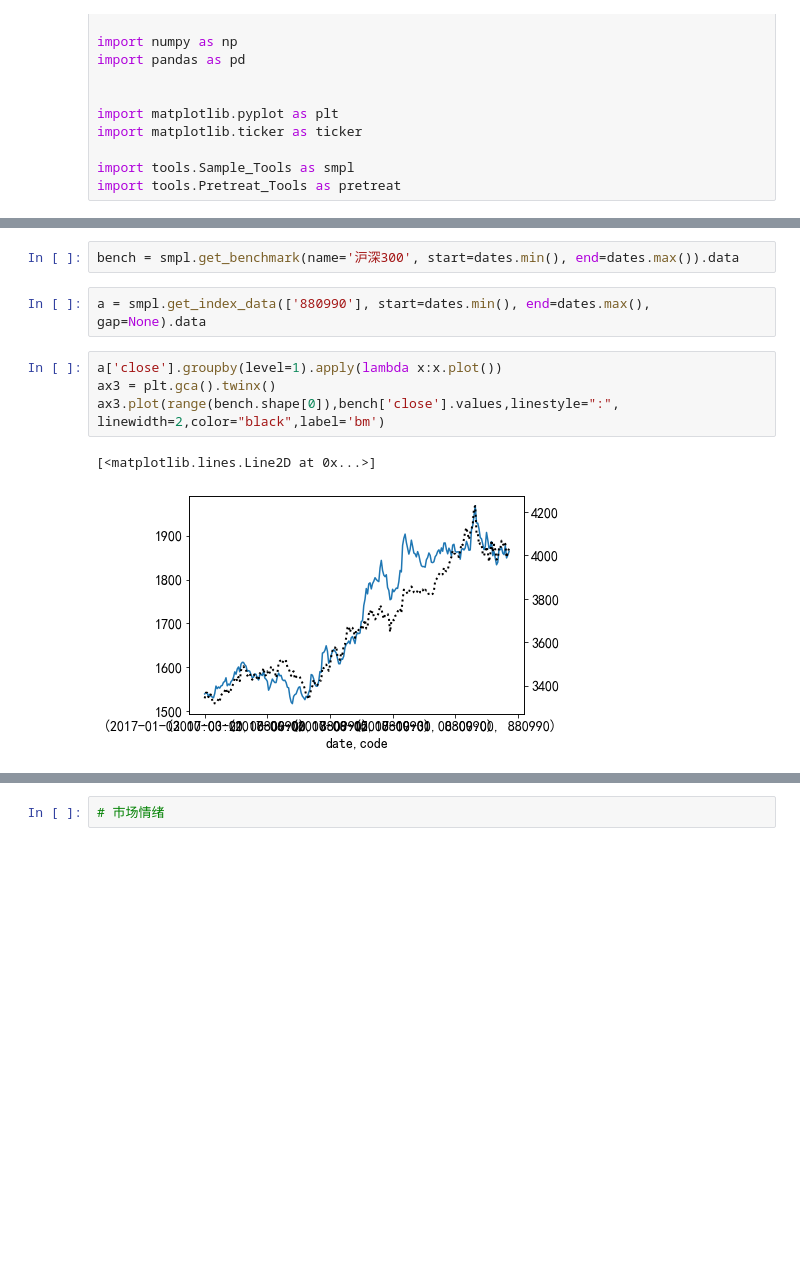
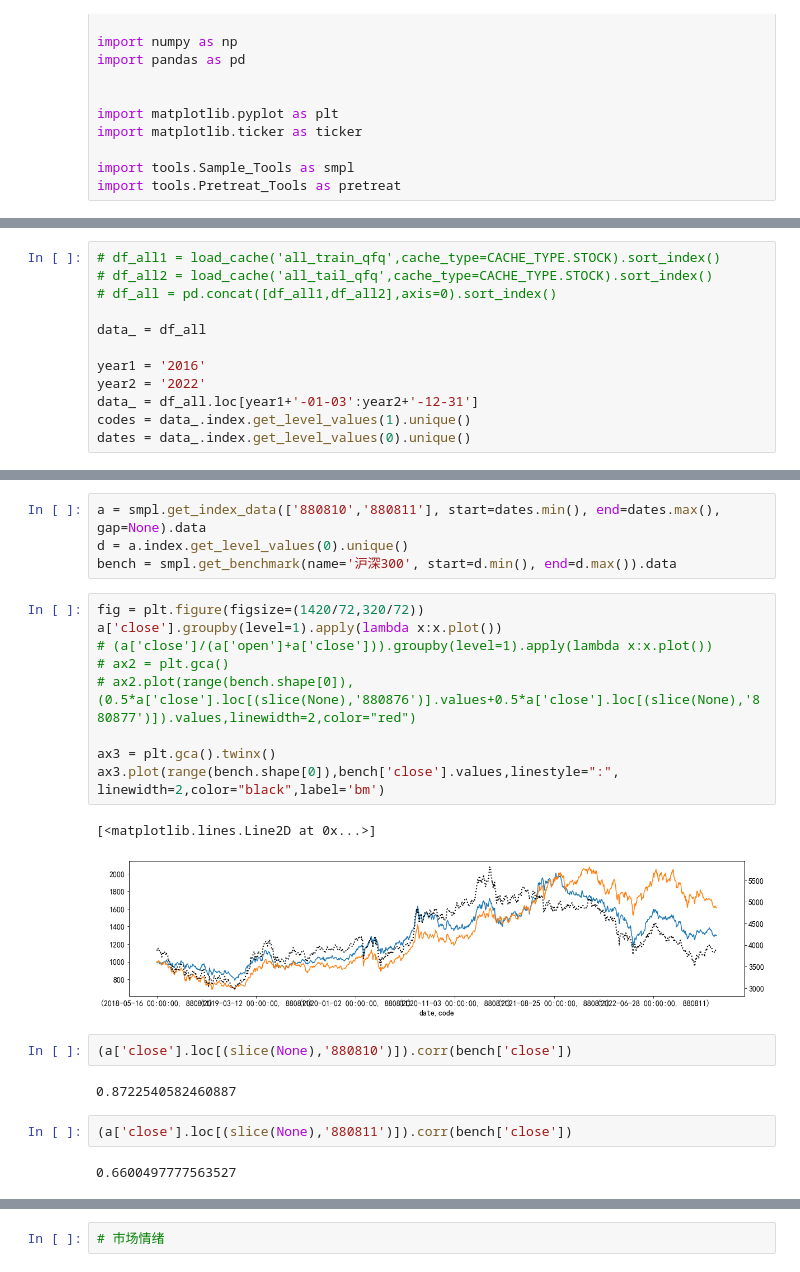
Before and after one commit to kaikai03/IndicatorLab, a Jupyter notebook: ind/Ind_Sentiment.ipynb, the cells around one changed output, grey strips where cells are left out. Cells and saved outputs as stored; diff of their text form; blank space fills up the shorter version.

```diff
--- a/ind/Ind_Sentiment.ipynb
+++ b/ind/Ind_Sentiment.ipynb
@@ -36,5 +36,17 @@ data_ = df_all.loc[year1+'-01-03':year2+'-12-31']
 codes = data_.index.get_level_values(1).unique()
 dates = data_.index.get_level_values(0).unique()
+# %%
+# df_all1 = load_cache('all_train_qfq',cache_type=CACHE_TYPE.STOCK).sort_index()
+# df_all2 = load_cache('all_tail_qfq',cache_type=CACHE_TYPE.STOCK).sort_index()
+# df_all = pd.concat([df_all1,df_all2],axis=0).sort_index()
+
+data_ = df_all
+
+year1 = '2016'
+year2 = '2022'
+data_ = df_all.loc[year1+'-01-03':year2+'-12-31']
+codes = data_.index.get_level_values(1).unique()
+dates = data_.index.get_level_values(0).unique()
 # %%
 data_
 # %% [output]
@@ -73,12 +95,25 @@ turnover = data_['volume'] / (data_['lshares'] *100)
 # 880006 停板家数 收=涨停数，开=跌停数，高=最大涨停数
-# %%
-bench = smpl.get_benchmark(name='沪深300', start=dates.min(), end=dates.max()).data
 # %%
-a = smpl.get_index_data(['880990'], start=dates.min(), end=dates.max(), gap=None).data
+a = smpl.get_index_data(['880810','880811'], start=dates.min(), end=dates.max(), gap=None).data
+d = a.index.get_level_values(0).unique()
+bench = smpl.get_benchmark(name='沪深300', start=d.min(), end=d.max()).data
 # %%
+fig = plt.figure(figsize=(1420/72,320/72))
 a['close'].groupby(level=1).apply(lambda x:x.plot())
+# (a['close']/(a['open']+a['close'])).groupby(level=1).apply(lambda x:x.plot())
+# ax2 = plt.gca()
+# ax2.plot(range(bench.shape[0]),(0.5*a['close'].loc[(slice(None),'880876')].values+0.5*a['close'].loc[(slice(None),'880877')]).values,linewidth=2,color="red")
+
 ax3 = plt.gca().twinx()
 ax3.plot(range(bench.shape[0]),bench['close'].values,linestyle=":", linewidth=2,color="black",label='bm')
 # %% [output]
 [<matplotlib.lines.Line2D at 0x...>]
-[figure, old version]
+[figure, new version]
+# %%
+(a['close'].loc[(slice(None),'880810')]).corr(bench['close'])
+# %% [output]
+0.8722540582460887
+# %%
+(a['close'].loc[(slice(None),'880811')]).corr(bench['close'])
+# %% [output]
+0.6600497777563527
```
Also changed, not shown: parts of 6 cells of this notebook.
